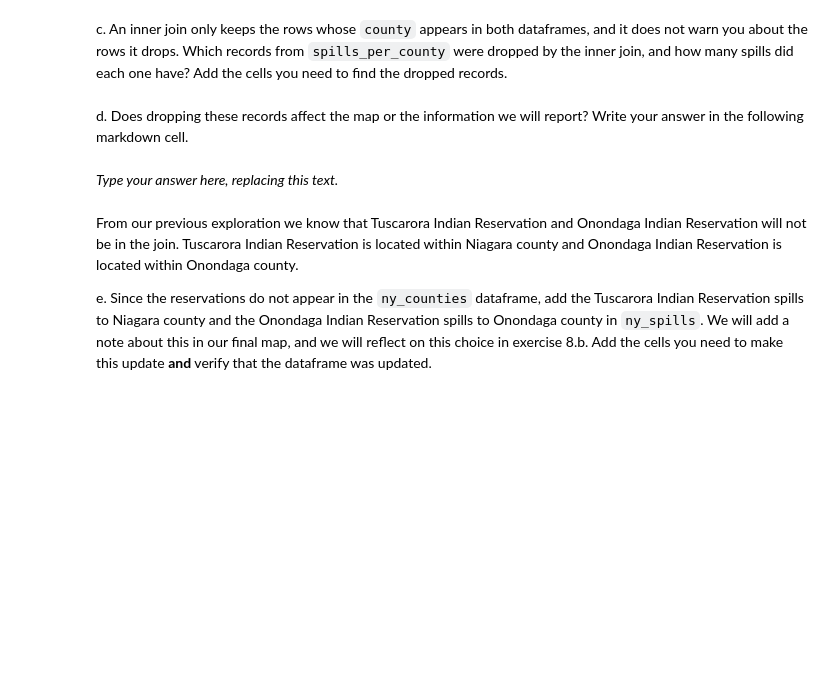
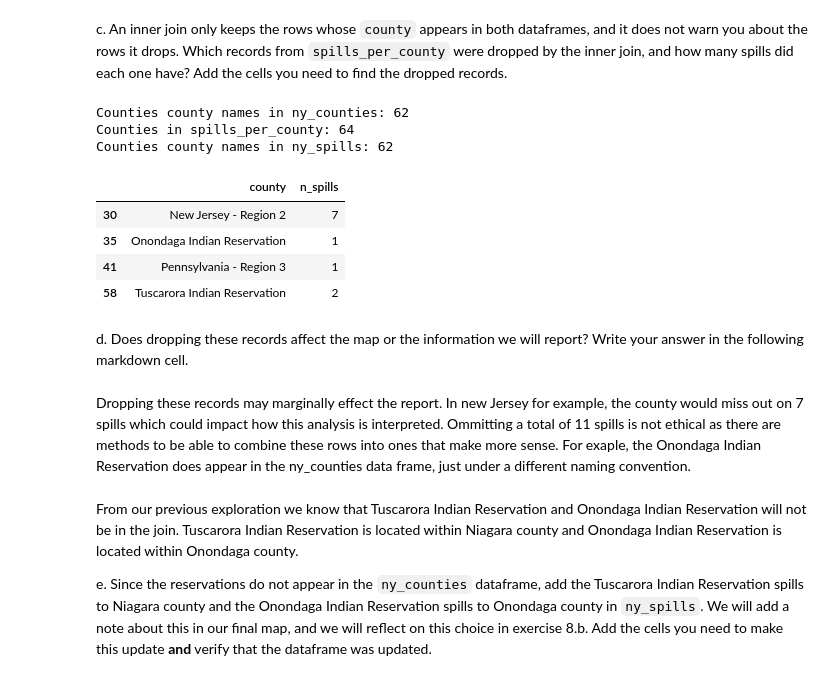
Before and after one commit to edengonzalezz/eds220-hwk3, a Jupyter notebook: hwk3-task2-spills.ipynb, the cells around one changed output. Saved outputs shown, nothing was run; the diff lists cells and outputs as text; code cells hidden in the pictures; blank space fills up the shorter version.

```diff
--- a/hwk3-task2-spills.ipynb
+++ b/hwk3-task2-spills.ipynb
@@ -615,14 +661,31 @@ b. Store the inner join of the `spills_per_county` and `ny_counties` dataframes
 <!-- BEGIN QUESTION -->
 
 c. An inner join only keeps the rows whose `county` appears in both dataframes, and it does not warn you about the rows it drops. Which records from `spills_per_county` were dropped by the inner join, and how many spills did each one have? Add the cells you need to find the dropped records.
+# %%
+print(f"Counties county names in ny_counties: {len(ny_counties)}")
+print(f"Counties in spills_per_county: {len(spills_per_county)}")
+print(f"Counties county names in ny_spills: {len(ny_spills)}")
+# %% [output]
+Counties county names in ny_counties: 62
+Counties in spills_per_county: 64
+Counties county names in ny_spills: 62
+# %%
+# Find the dropped records: counties in spills_per_county without a match in ny_counties
+spills_per_county[~spills_per_county['county'].isin(ny_counties['county'])]
+# %% [output]
+|  | county | n_spills |
+| 30 | New Jersey - Region 2 | 7 |
+| 35 | Onondaga Indian Reservation | 1 |
+| 41 | Pennsylvania - Region 3 | 1 |
+| 58 | Tuscarora Indian Reservation | 2 |
 # %% [markdown]
 <!-- END QUESTION -->
 
 <!-- BEGIN QUESTION -->
 
 d. Does dropping these records affect the map or the information we will report? Write your answer in the following markdown cell.
-# %% [markdown]
-_Type your answer here, replacing this text._
+# %% [markdown]
+Dropping these records may marginally effect the report. In new Jersey for example, the county would miss out on 7 spills which could impact how this analysis is interpreted. Ommitting a total of 11 spills is not ethical as there are methods to be able to combine these rows into ones that make more sense. For exaple, the Onondaga Indian Reservation does appear in the ny_counties data frame, just under a different naming convention.
 # %% [markdown]
 <!-- END QUESTION -->
 
```
Also changed, not shown: parts of 16 cells of this notebook.
